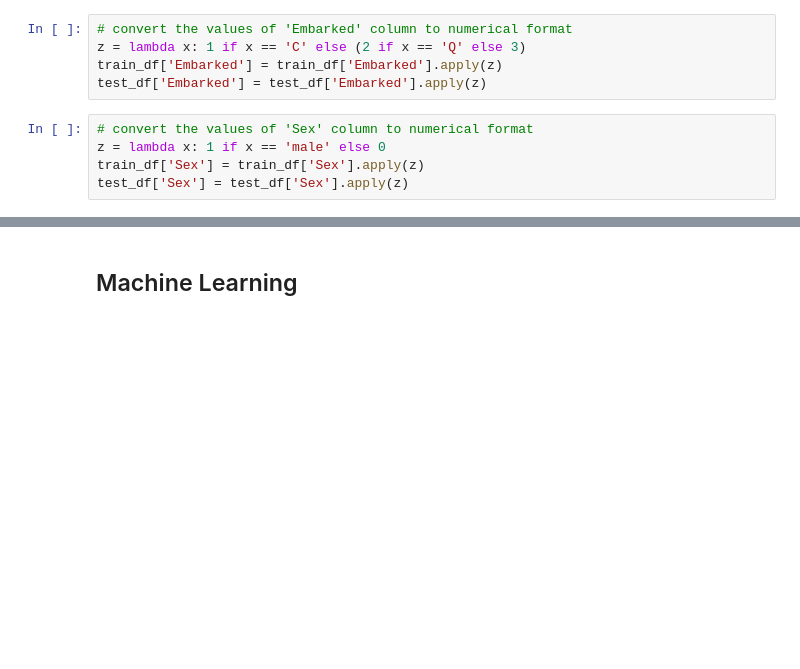
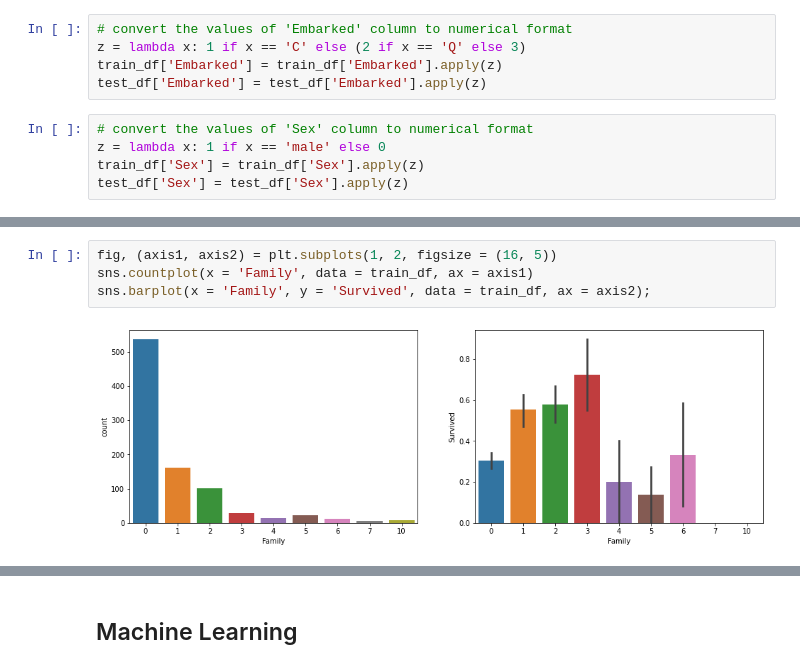
Before and after one commit to samyak-uttam/ML-DL-Projects, a Jupyter notebook: Binary Classification/Titanic Machine Learning from Disaster/Titanic Machine Learning from Disaster.ipynb, the cells around one changed output, grey strips where cells are left out. Drawn from its saved outputs; the diff is of its cells as text; blank space fills up the shorter version.

```diff
--- a/Binary Classification/Titanic Machine Learning from Disaster/Titanic Machine Learning from Disaster.ipynb
+++ b/Binary Classification/Titanic Machine Learning from Disaster/Titanic Machine Learning from Disaster.ipynb
@@ -136,0 +168,6 @@ test_df['Sex'] = test_df['Sex'].apply(z)
+# %%
+fig, (axis1, axis2) = plt.subplots(1, 2, figsize = (16, 5))
+sns.countplot(x = 'Family', data = train_df, ax = axis1)
+sns.barplot(x = 'Family', y = 'Survived', data = train_df, ax = axis2);
+# %% [output]
+[figure, added]
```
Also changed, not shown: parts of 26 cells of this notebook, 1 other file.
